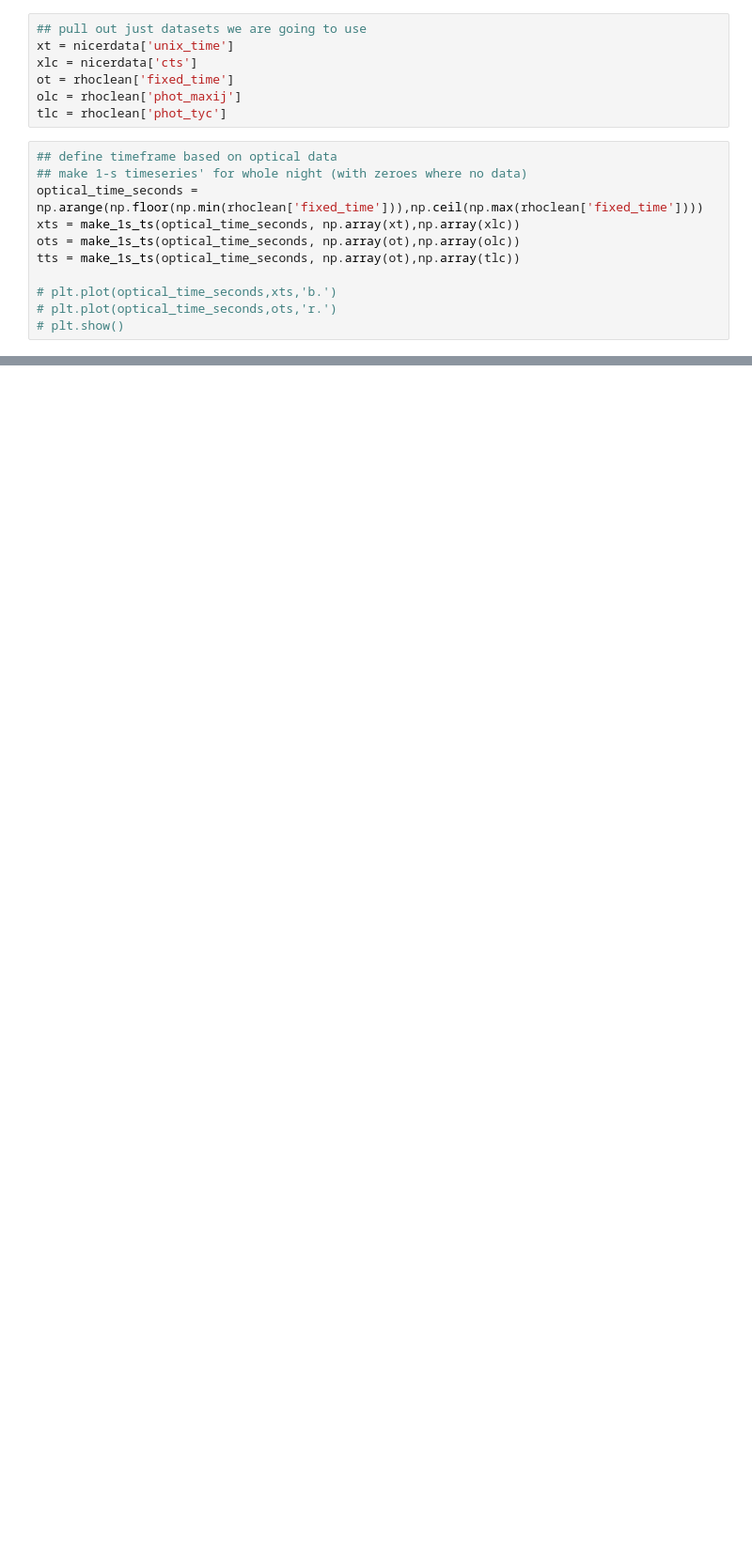
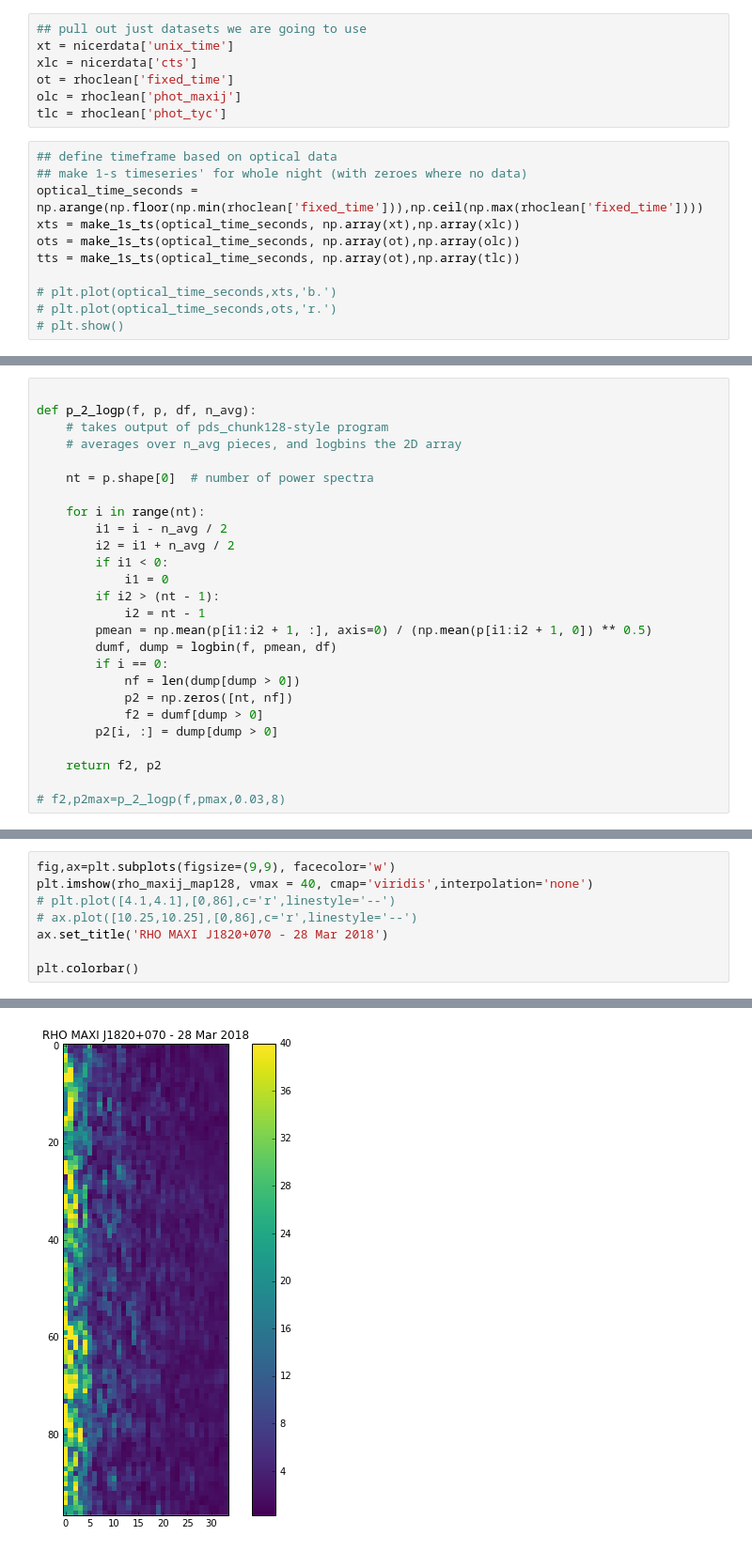
Before and after one commit to ajlemma/maxij, a Jupyter notebook: crosspower_redo_analysis_oct10.ipynb, the cells around one changed output, grey strips where cells are left out. Shown at 94% size. Drawn from its saved outputs; the diff is of its cells as text; blank space fills up the shorter version.

```diff
--- a/crosspower_redo_analysis_oct10.ipynb
+++ b/crosspower_redo_analysis_oct10.ipynb
@@ -149,0 +265,26 @@ datadict = {'chunkID':np.arange(ctot),
+# %%
+
+def p_2_logp(f, p, df, n_avg):
+    # takes output of pds_chunk128-style program
+    # averages over n_avg pieces, and logbins the 2D array
+
+    nt = p.shape[0]  # number of power spectra
+
+    for i in range(nt):
+        i1 = i - n_avg / 2
+        i2 = i1 + n_avg / 2
+        if i1 < 0:
+            i1 = 0
+        if i2 > (nt - 1):
+            i2 = nt - 1
+        pmean = np.mean(p[i1:i2 + 1, :], axis=0) / (np.mean(p[i1:i2 + 1, 0]) ** 0.5)
+        dumf, dump = logbin(f, pmean, df)
+        if i == 0:
+            nf = len(dump[dump > 0])
+            p2 = np.zeros([nt, nf])
+            f2 = dumf[dump > 0]
+        p2[i, :] = dump[dump > 0]
+
+    return f2, p2
+
+# f2,p2max=p_2_logp(f,pmax,0.03,8)
@@ -149,0 +307,9 @@ datadict = {'chunkID':np.arange(ctot),
+# %%
+fig,ax=plt.subplots(figsize=(9,9), facecolor='w')
+plt.imshow(rho_maxij_map128, vmax = 40, cmap='viridis',interpolation='none')
+# plt.plot([4.1,4.1],[0,86],c='r',linestyle='--')
+# ax.plot([10.25,10.25],[0,86],c='r',linestyle='--')
+ax.set_title('RHO MAXI J1820+070 - 28 Mar 2018')
+
+plt.colorbar()
+# %% [output]
@@ -149,0 +317 @@ datadict = {'chunkID':np.arange(ctot),
+[figure, added]
```
Also changed, not shown: parts of 30 cells of this notebook.
